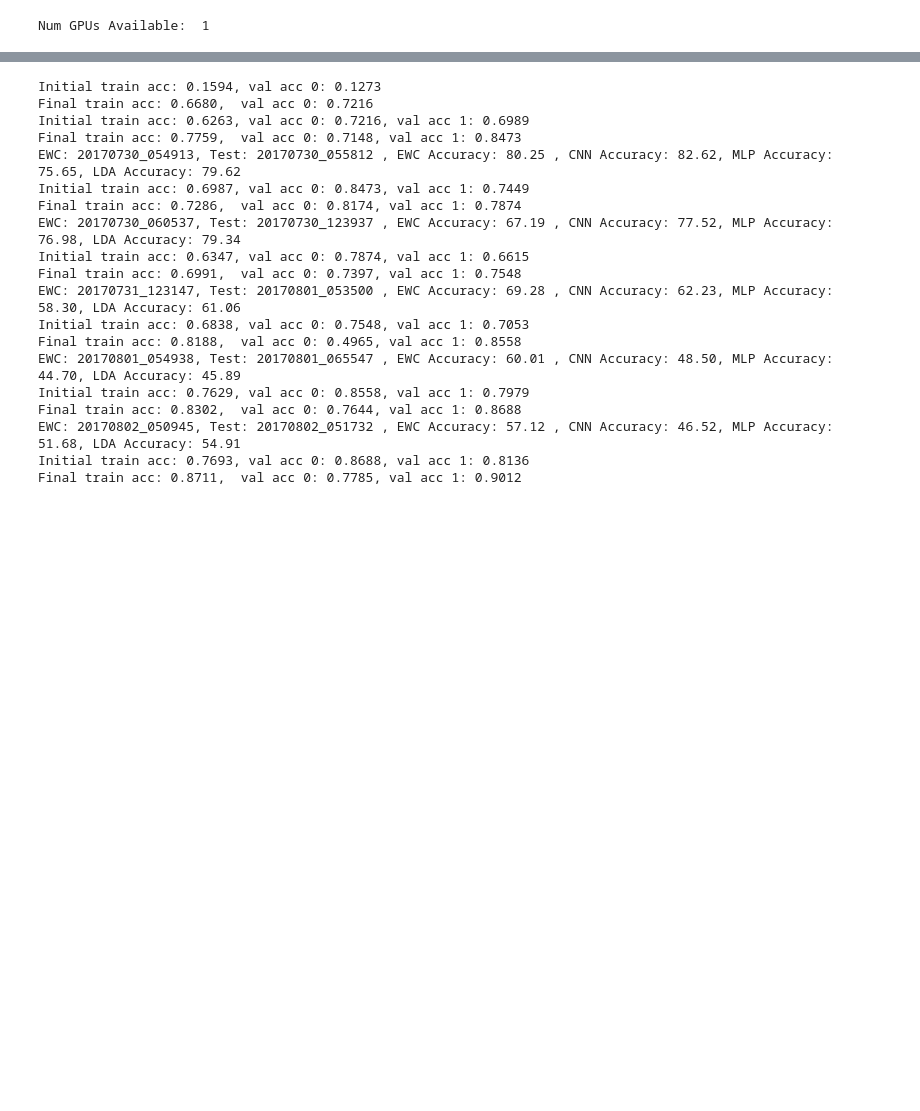
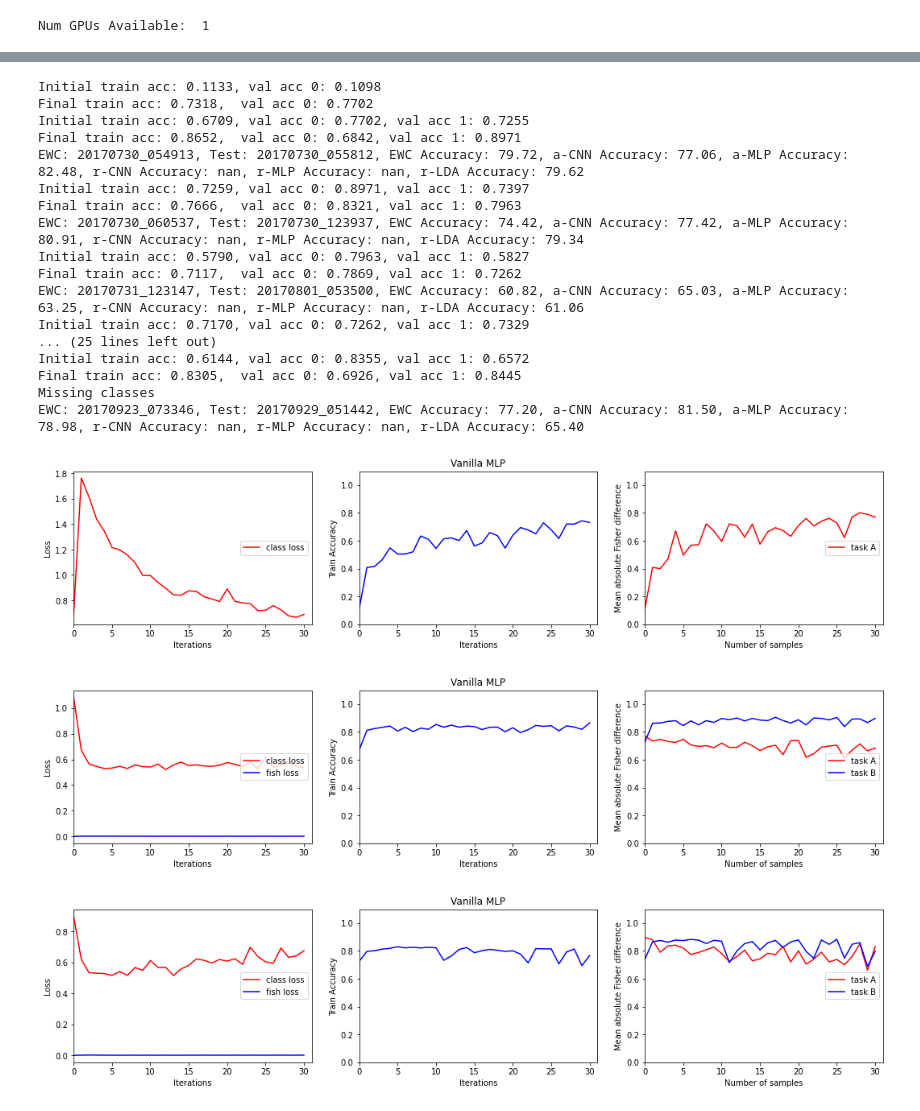
Before and after one commit to yuniteh/adaptive, a Jupyter notebook: python/main.ipynb, the cells around one changed output, grey strips where cells are left out. Saved outputs shown, nothing was run; the diff lists cells and outputs as text; code cells hidden in the pictures; blank space fills up the shorter version.

```diff
--- a/python/main.ipynb
+++ b/python/main.ipynb
@@ -39,7 +39,7 @@ train_data = np.vstack((train_data,train_data2))
 train_params = np.vstack((train_params,train_params2))
 # %%
 # Prep initial training data
-ep = 50
+ep = 30
 n_dof = len(train_dof)
 
 trainmlp_0, traincnn_0, y_train_0, x_train_mlp_0, x_train_cnn_0, x_train_lda_0, y_train_lda_0, emg_scale, scaler, _, _, _ = prd.prep_train_caps(train_data, train_params, prop_b = False, batch_size=128,ft=ft, noise=True)
@@ -47,11 +47,15 @@ y_test_0, x_test_mlp_0, x_test_cnn_0, x_lda_0, y_lda_0 = prd.prep_test_caps(trai
 # %%
 # Initial training
 mlp, cnn, w, c = lp.train_models(traincnn_0, trainmlp_0, x_train_lda_0, y_train_lda_0, n_dof, ep=ep)
+mlp_0 = mlp.get_weights()
+cnn_0 = cnn.get_weights()
+w_0 = cp.deepcopy(w)
+c_0 = cp.deepcopy(c)
 # %%
 # Test all controllers without recalibration or adaptation
 acc = np.empty((len(all_files),4))
 
-for i in range(1,len(all_files)):
+for i in range(0,len(all_files)):
     # load data
     test_file = all_files[i]
     test_data, test_params = prd.load_caps_train(path + test_file + '/traindata.mat')
@@ -85,70 +89,83 @@ Set: 20170929_051442 CNN Accuracy: 54.27, MLP Accuracy: 49.17, LDA Accuracy: 53.
 # %%
 # Test all controllers with ewc
-ep = 50
+ep = 30
 # Remove extra file if odd number of files
 if len(all_files)%2 == 0:
     all_files = np.delete(all_files,-1)
 ewc_acc = np.empty((len(all_files),4))
 ewc_acc[:] = np.nan
+rec_acc = np.empty((len(all_files),4))
+rec_acc[:] = np.nan
+
 n_dof = len(train_dof)
+
+cnn.set_weights(cnn_0)
+mlp.set_weights(mlp_0)
 
 ewc = dl.EWC()
 ewc(x_train_mlp_0[:1,...])
 loss, fish_loss = lp.train_task(ewc, ep, 1, x_train_mlp_0,y_train_0, [x_test_mlp_0],[y_test_0], lams=[0])
-x_train_ewc = x_train_mlp_0
-y_train_ewc = y_train_0
+x_train_ewc = cp.deepcopy(x_train_mlp_0)
+y_train_ewc = cp.deepcopy(y_train_0)
+x_test_ewc_0 = cp.deepcopy(x_test_mlp_0)
+y_test_ewc_0 = cp.deepcopy(y_test_0)
+
+ewc_acc[0,:] = lp.test_models(x_test_cnn_0, x_test_mlp_0, x_lda_0, y_test_0, y_lda_0, cnn, mlp, [w_0, c_0], ewc)
 
 for i in range(1,len(all_files)-1,2):
     # load recalibration data
     ewc_file = all_files[i]
     ewc_data, ewc_params = prd.load_caps_train(path + ewc_file + '/traindata.mat')
     ewc_data = ewc_data[:,:8,:]
 
     ewc.compute_fisher(x_train_ewc, y_train_ewc, num_samples=200, plot_diffs=True) # use validation set for Fisher computation
     ewc.star()
 
     # check class labels
     ewc_data, ewc_params = lp.check_labels(ewc_data, ewc_params, train_dof, key)
 
-    ewcmlp, ewccnn, y_train_ewc, x_train_ewc, _, x_train_lda, y_train_lda, _, _, _, _, _ = prd.prep_train_caps(ewc_data, ewc_params, prop_b = False, num_classes=n_dof, batch_size=32, noise=True, scaler=scaler, emg_scale=emg_scale,ft=ft)
+    ewcmlp, ewccnn, y_train_ewc, x_train_ewc, _, x_train_lda, y_train_lda, _, _, _, _, _ = prd.prep_train_caps(ewc_data, ewc_params, prop_b = False, num_classes=n_dof, batch_size=128, noise=True, scaler=scaler, emg_scale=emg_scale,ft=ft)
     y_test_ewc, x_test_ewc, _, _, _ = prd.prep_test_caps(ewc_data, ewc_params, scaler, emg_scale, num_classes=n_dof,ft=ft)
 
-    loss, fish_loss = lp.train_task(ewc, 30, 1, x_train_ewc,y_train_ewc, [x_test_mlp_0, x_test_ewc], [y_test_0, y_test_ewc], lams=[10])#,15,50])
-    mlp, cnn, w, c = lp.train_models(ewccnn, ewcmlp, x_train_lda, y_train_lda, n_dof, 30, mlp, cnn)
+    loss, fish_loss = lp.train_task(ewc, 30, 1, x_train_ewc,y_train_ewc, [x_test_ewc_0, x_test_ewc], [y_test_ewc_0, y_test_ewc], lams=[15])#,15,50])
+    mlp, cnn, w, c = lp.train_models(ewccnn, ewcmlp, x_train_lda, y_train_lda, n_dof, 5, mlp, cnn)
+    mlp_r, cnn_r, _, _ = lp.train_models(ewccnn, ewcmlp, n_dof=n_dof, ep=30)
 
     # load test data
     test_file = all_files[i+1]
     test_data, test_params = prd.load_caps_train(path + test_file + '/traindata.mat')
     test_data = test_data[:,:8,:].astype('float64')
 
     # check class labels
     test_data, test_params = lp.check_labels(test_data, test_params, train_dof, key)
 
     # test
     y_test, x_test_mlp, x_test_cnn, x_lda, y_lda = prd.prep_test_caps(test_data, test_params, scaler, emg_scale, num_classes=n_dof,ft=ft)
-    ewc_acc[i+1,:] = lp.test_models(x_test_cnn, x_test_mlp, x_lda, y_test, y_lda, cnn, mlp, [w, c], ewc)
+    ewc_acc[i+1,:] = lp.test_models(x_test_cnn, x_test_mlp, x_lda, y_test, y_lda, cnn, mlp, [w,c],ewc)
+    # rec_acc[i+1,:] = lp.test_models(x_test_cnn, x_test_mlp, x_lda, y_test, y_lda, cnn_r, mlp_r)
 
-    x_test_mlp_0 = x_test_ewc
-    y_test_0 = y_test_ewc
+    x_test_ewc_0 = cp.deepcopy(x_test_ewc)
+    y_test_ewc_0 = cp.deepcopy(y_test_ewc)
 
-    print ('EWC: ' + ewc_file + ', Test: ' + test_file + ',', f'EWC Accuracy: {ewc_acc[i+1,3]:.2f},', f'CNN Accuracy: {ewc_acc[i+1,2]:.2f},', f'MLP Accuracy: {ewc_acc[i+1,1]:.2f},', f'LDA Accuracy: {ewc_acc[i+1,0]:.2f}')
+    print ('EWC: ' + ewc_file + ', Test: ' + test_file + ',', f'EWC Accuracy: {ewc_acc[i+1,3]:.2f},', f'a-CNN Accuracy: {ewc_acc[i+1,2]:.2f},', f'a-MLP Accuracy: {ewc_acc[i+1,1]:.2f},',  f'r-CNN Accuracy: {rec_acc[i+1,2]:.2f},', f'r-MLP Accuracy: {rec_acc[i+1,1]:.2f},', f'r-LDA Accuracy: {ewc_acc[i+1,0]:.2f}')
 # %% [output]
-Initial train acc: 0.1594, val acc 0: 0.1273
-Final train acc: 0.6680,  val acc 0: 0.7216
-Initial train acc: 0.6263, val acc 0: 0.7216, val acc 1: 0.6989
-Final train acc: 0.7759,  val acc 0: 0.7148, val acc 1: 0.8473
-EWC: 20170730_054913, Test: 20170730_055812 , EWC Accuracy: 80.25 , CNN Accuracy: 82.62, MLP Accuracy: 75.65, LDA Accuracy: 79.62
-Initial train acc: 0.6987, val acc 0: 0.8473, val acc 1: 0.7449
-Final train acc: 0.7286,  val acc 0: 0.8174, val acc 1: 0.7874
-EWC: 20170730_060537, Test: 20170730_123937 , EWC Accuracy: 67.19 , CNN Accuracy: 77.52, MLP Accuracy: 76.98, LDA Accuracy: 79.34
-Initial train acc: 0.6347, val acc 0: 0.7874, val acc 1: 0.6615
-Final train acc: 0.6991,  val acc 0: 0.7397, val acc 1: 0.7548
-EWC: 20170731_123147, Test: 20170801_053500 , EWC Accuracy: 69.28 , CNN Accuracy: 62.23, MLP Accuracy: 58.30, LDA Accuracy: 61.06
-Initial train acc: 0.6838, val acc 0: 0.7548, val acc 1: 0.7053
-Final train acc: 0.8188,  val acc 0: 0.4965, val acc 1: 0.8558
-EWC: 20170801_054938, Test: 20170801_065547 , EWC Accuracy: 60.01 , CNN Accuracy: 48.50, MLP Accuracy: 44.70, LDA Accuracy: 45.89
-Initial train acc: 0.7629, val acc 0: 0.8558, val acc 1: 0.7979
-Final train acc: 0.8302,  val acc 0: 0.7644, val acc 1: 0.8688
-EWC: 20170802_050945, Test: 20170802_051732 , EWC Accuracy: 57.12 , CNN Accuracy: 46.52, MLP Accuracy: 51.68, LDA Accuracy: 54.91
-Initial train acc: 0.7693, val acc 0: 0.8688, val acc 1: 0.8136
-Final train acc: 0.8711,  val acc 0: 0.7785, val acc 1: 0.9012
+Initial train acc: 0.1133, val acc 0: 0.1098
+Final train acc: 0.7318,  val acc 0: 0.7702
+Initial train acc: 0.6709, val acc 0: 0.7702, val acc 1: 0.7255
+Final train acc: 0.8652,  val acc 0: 0.6842, val acc 1: 0.8971
+EWC: 20170730_054913, Test: 20170730_055812, EWC Accuracy: 79.72, a-CNN Accuracy: 77.06, a-MLP Accuracy: 82.48, r-CNN Accuracy: nan, r-MLP Accuracy: nan, r-LDA Accuracy: 79.62
+Initial train acc: 0.7259, val acc 0: 0.8971, val acc 1: 0.7397
+Final train acc: 0.7666,  val acc 0: 0.8321, val acc 1: 0.7963
+EWC: 20170730_060537, Test: 20170730_123937, EWC Accuracy: 74.42, a-CNN Accuracy: 77.42, a-MLP Accuracy: 80.91, r-CNN Accuracy: nan, r-MLP Accuracy: nan, r-LDA Accuracy: 79.34
+Initial train acc: 0.5790, val acc 0: 0.7963, val acc 1: 0.5827
+Final train acc: 0.7117,  val acc 0: 0.7869, val acc 1: 0.7262
+EWC: 20170731_123147, Test: 20170801_053500, EWC Accuracy: 60.82, a-CNN Accuracy: 65.03, a-MLP Accuracy: 63.25, r-CNN Accuracy: nan, r-MLP Accuracy: nan, r-LDA Accuracy: 61.06
+Initial train acc: 0.7170, val acc 0: 0.7262, val acc 1: 0.7329
+... (25 lines left out)
+Initial train acc: 0.6144, val acc 0: 0.8355, val acc 1: 0.6572
+Final train acc: 0.8305,  val acc 0: 0.6926, val acc 1: 0.8445
+Missing classes
+EWC: 20170923_073346, Test: 20170929_051442, EWC Accuracy: 77.20, a-CNN Accuracy: 81.50, a-MLP Accuracy: 78.98, r-CNN Accuracy: nan, r-MLP Accuracy: nan, r-LDA Accuracy: 65.40
+[figure, added]
+[figure, added]
+[figure, added]
```
Also changed, not shown: parts of 3 cells of this notebook, 2 other files.
